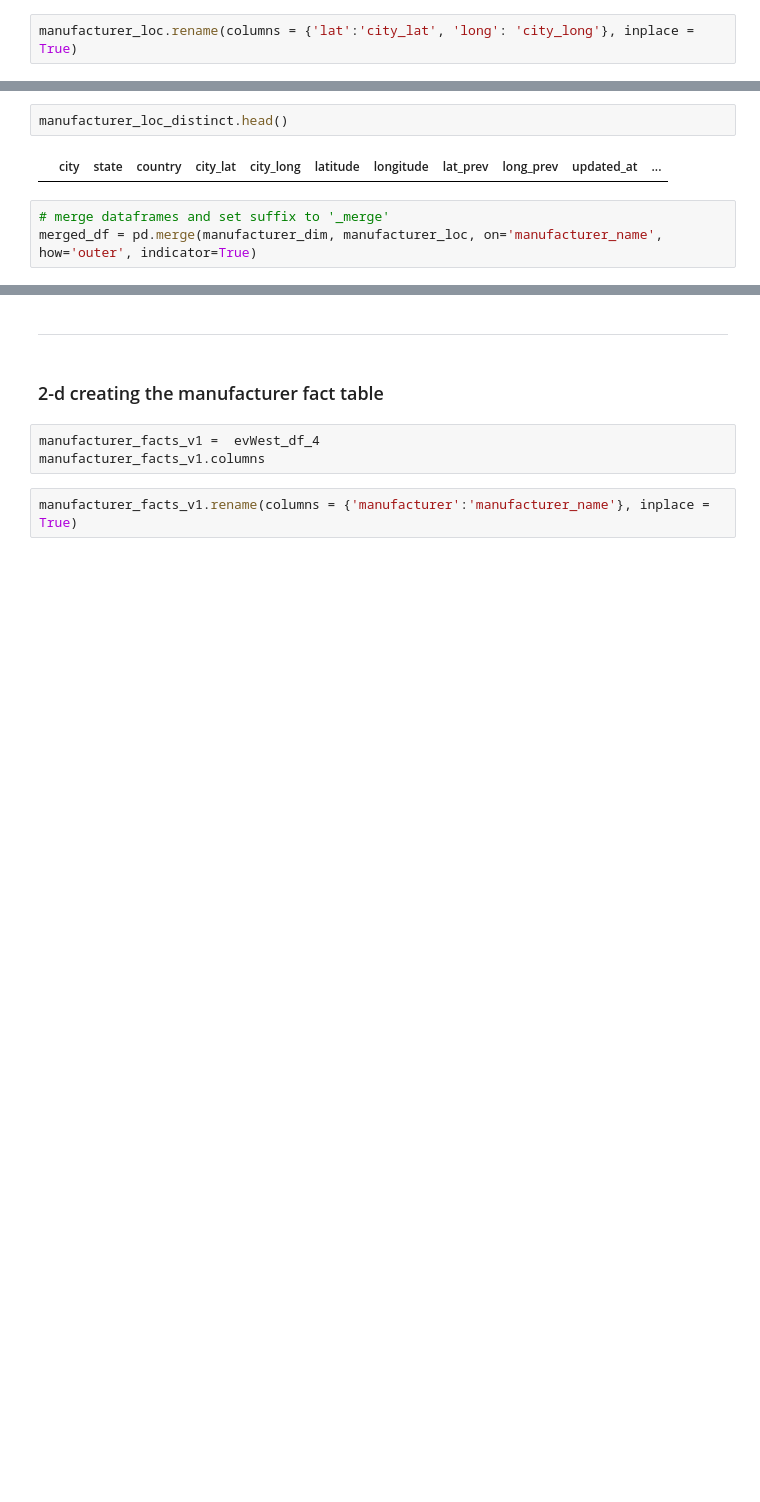
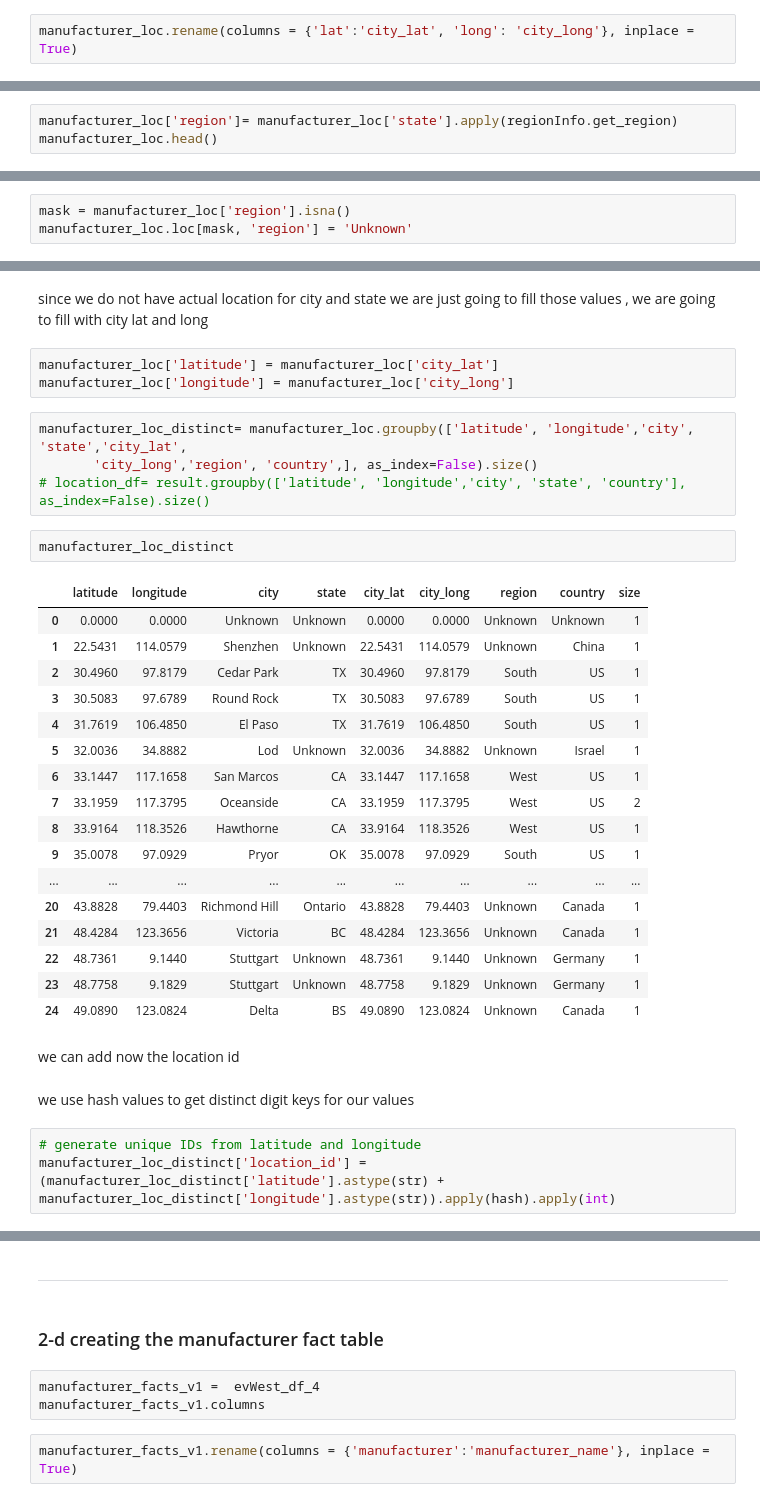
Before and after one commit to hicranA/partsUnlimitedDW, a Jupyter notebook: etl_evWest.ipynb, the cells around one changed output, grey strips where cells are left out. Drawn from its saved outputs; the diff is of its cells as text; blank space fills up the shorter version.

Commit message:
fixing location info

```diff
--- a/etl_evWest.ipynb
+++ b/etl_evWest.ipynb
@@ -427,0 +422,3 @@ manufacturer_loc_distinct = manufacturer_loc.groupby(['city', 'state', 'country'
+# %%
+manufacturer_loc['region']= manufacturer_loc['state'].apply(regionInfo.get_region)
+manufacturer_loc.head()
@@ -427,0 +457,3 @@ manufacturer_loc_distinct = manufacturer_loc.groupby(['city', 'state', 'country'
+# %%
+mask = manufacturer_loc['region'].isna()
+manufacturer_loc.loc[mask, 'region'] = 'Unknown'
@@ -428,7 +480,36 @@ manufacturer_loc_distinct = manufacturer_loc.groupby(['city', 'state', 'country'
+# %% [markdown]
+since we do not have actual location for city and state we are just going to fill those values , we are going to fill with city lat and long
+# %%
+manufacturer_loc['latitude'] = manufacturer_loc['city_lat']
+manufacturer_loc['longitude'] = manufacturer_loc['city_long']
+# %%
+manufacturer_loc_distinct= manufacturer_loc.groupby(['latitude', 'longitude','city', 'state','city_lat',
+       'city_long','region', 'country',], as_index=False).size()
+# location_df= result.groupby(['latitude', 'longitude','city', 'state', 'country'], as_index=False).size()
 # %%
-manufacturer_loc_distinct.head()
+manufacturer_loc_distinct
 # %% [output]
-|  | city | state | country | city_lat | city_long | latitude | longitude | lat_prev | long_prev | updated_at | ... |
+|  | latitude | longitude | city | state | city_lat | city_long | region | country | size |
+| 0 | 0.0000 | 0.0000 | Unknown | Unknown | 0.0000 | 0.0000 | Unknown | Unknown | 1 |
+| 1 | 22.5431 | 114.0579 | Shenzhen | Unknown | 22.5431 | 114.0579 | Unknown | China | 1 |
+| 2 | 30.4960 | 97.8179 | Cedar Park | TX | 30.4960 | 97.8179 | South | US | 1 |
+| 3 | 30.5083 | 97.6789 | Round Rock | TX | 30.5083 | 97.6789 | South | US | 1 |
+| 4 | 31.7619 | 106.4850 | El Paso | TX | 31.7619 | 106.4850 | South | US | 1 |
+| 5 | 32.0036 | 34.8882 | Lod | Unknown | 32.0036 | 34.8882 | Unknown | Israel | 1 |
+| 6 | 33.1447 | 117.1658 | San Marcos | CA | 33.1447 | 117.1658 | West | US | 1 |
+| 7 | 33.1959 | 117.3795 | Oceanside | CA | 33.1959 | 117.3795 | West | US | 2 |
+| 8 | 33.9164 | 118.3526 | Hawthorne | CA | 33.9164 | 118.3526 | West | US | 1 |
+| 9 | 35.0078 | 97.0929 | Pryor | OK | 35.0078 | 97.0929 | South | US | 1 |
+| ... | ... | ... | ... | ... | ... | ... | ... | ... | ... |
+| 20 | 43.8828 | 79.4403 | Richmond Hill | Ontario | 43.8828 | 79.4403 | Unknown | Canada | 1 |
+| 21 | 48.4284 | 123.3656 | Victoria | BC | 48.4284 | 123.3656 | Unknown | Canada | 1 |
+| 22 | 48.7361 | 9.1440 | Stuttgart | Unknown | 48.7361 | 9.1440 | Unknown | Germany | 1 |
+| 23 | 48.7758 | 9.1829 | Stuttgart | Unknown | 48.7758 | 9.1829 | Unknown | Germany | 1 |
+| 24 | 49.0890 | 123.0824 | Delta | BS | 49.0890 | 123.0824 | Unknown | Canada | 1 |
-# %%
-# merge dataframes and set suffix to '_merge'
-merged_df = pd.merge(manufacturer_dim, manufacturer_loc, on='manufacturer_name', how='outer', indicator=True)
+# %% [markdown]
+we can add now the location id
+# %% [markdown]
+we use hash values to get distinct digit keys for our values
+# %%
+# generate unique IDs from latitude and longitude
+manufacturer_loc_distinct['location_id'] = (manufacturer_loc_distinct['latitude'].astype(str) + manufacturer_loc_distinct['longitude'].astype(str)).apply(hash).apply(int)
```
Also changed, not shown: parts of 22 cells of this notebook, 2 other files.
